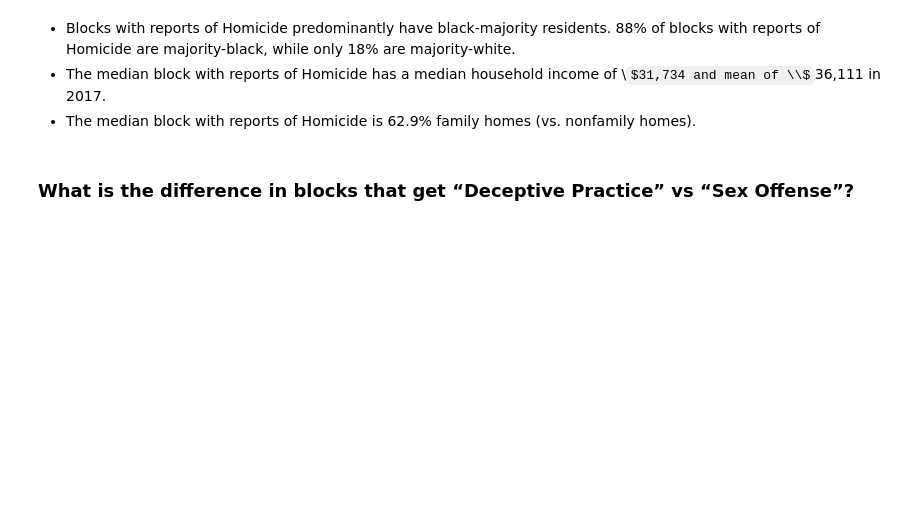
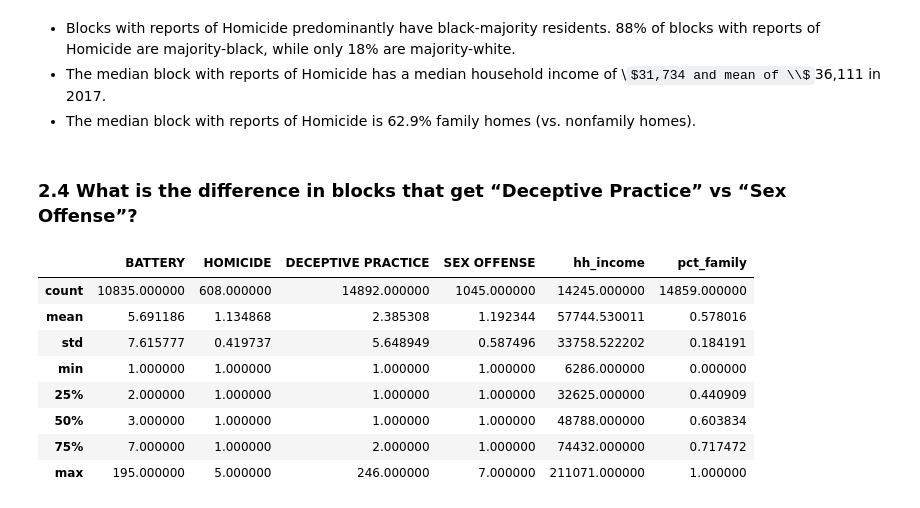
Before and after one commit to jtanwk/capp30254, a Jupyter notebook: HW1/Homework 1.ipynb, the cells around one changed output. Cells and saved outputs as stored; diff of their text form; code cells hidden in the pictures; some formulas as TeX source; blank space fills up the shorter version.

```diff
--- a/HW1/Homework 1.ipynb
+++ b/HW1/Homework 1.ipynb
@@ -616,4 +623,19 @@ for i in range(3):
 - The median block with reports of Homicide has a median household income of \\$31,734 and mean of \\$36,111 in 2017.
 - The median block with reports of Homicide is 62.9% family homes (vs. nonfamily homes).
 # %% [markdown]
-### What is the difference in blocks that get “Deceptive Practice” vs “Sex Offense”?
+### 2.4 What is the difference in blocks that get “Deceptive Practice” vs “Sex Offense”?
+# %%
+deceptive_practice = crime_data.loc[crime_data['DECEPTIVE PRACTICE'] > 0]
+sex_offense = crime_data.loc[crime_data['SEX OFFENSE'] > 0]
+
+deceptive_practice.describe()
+# %% [output]
+|  | BATTERY | HOMICIDE | DECEPTIVE PRACTICE | SEX OFFENSE | hh_income | pct_family |
+| count | 10835.000000 | 608.000000 | 14892.000000 | 1045.000000 | 14245.000000 | 14859.000000 |
+| mean | 5.691186 | 1.134868 | 2.385308 | 1.192344 | 57744.530011 | 0.578016 |
+| std | 7.615777 | 0.419737 | 5.648949 | 0.587496 | 33758.522202 | 0.184191 |
+| min | 1.000000 | 1.000000 | 1.000000 | 1.000000 | 6286.000000 | 0.000000 |
+| 25% | 2.000000 | 1.000000 | 1.000000 | 1.000000 | 32625.000000 | 0.440909 |
+| 50% | 3.000000 | 1.000000 | 1.000000 | 1.000000 | 48788.000000 | 0.603834 |
+| 75% | 7.000000 | 1.000000 | 2.000000 | 1.000000 | 74432.000000 | 0.717472 |
+| max | 195.000000 | 5.000000 | 246.000000 | 7.000000 | 211071.000000 | 1.000000 |
```
Also changed, not shown: parts of 24 cells of this notebook.
